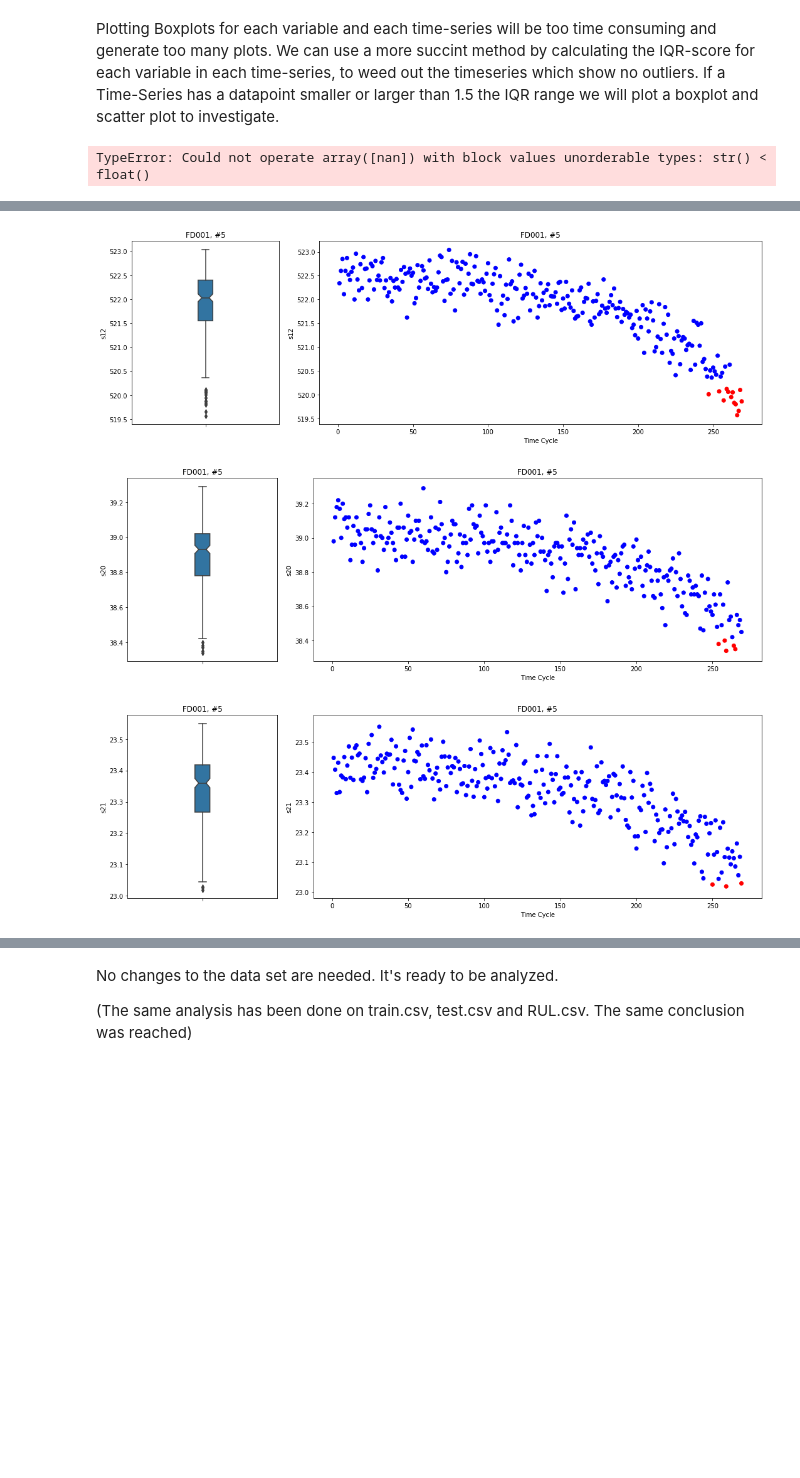
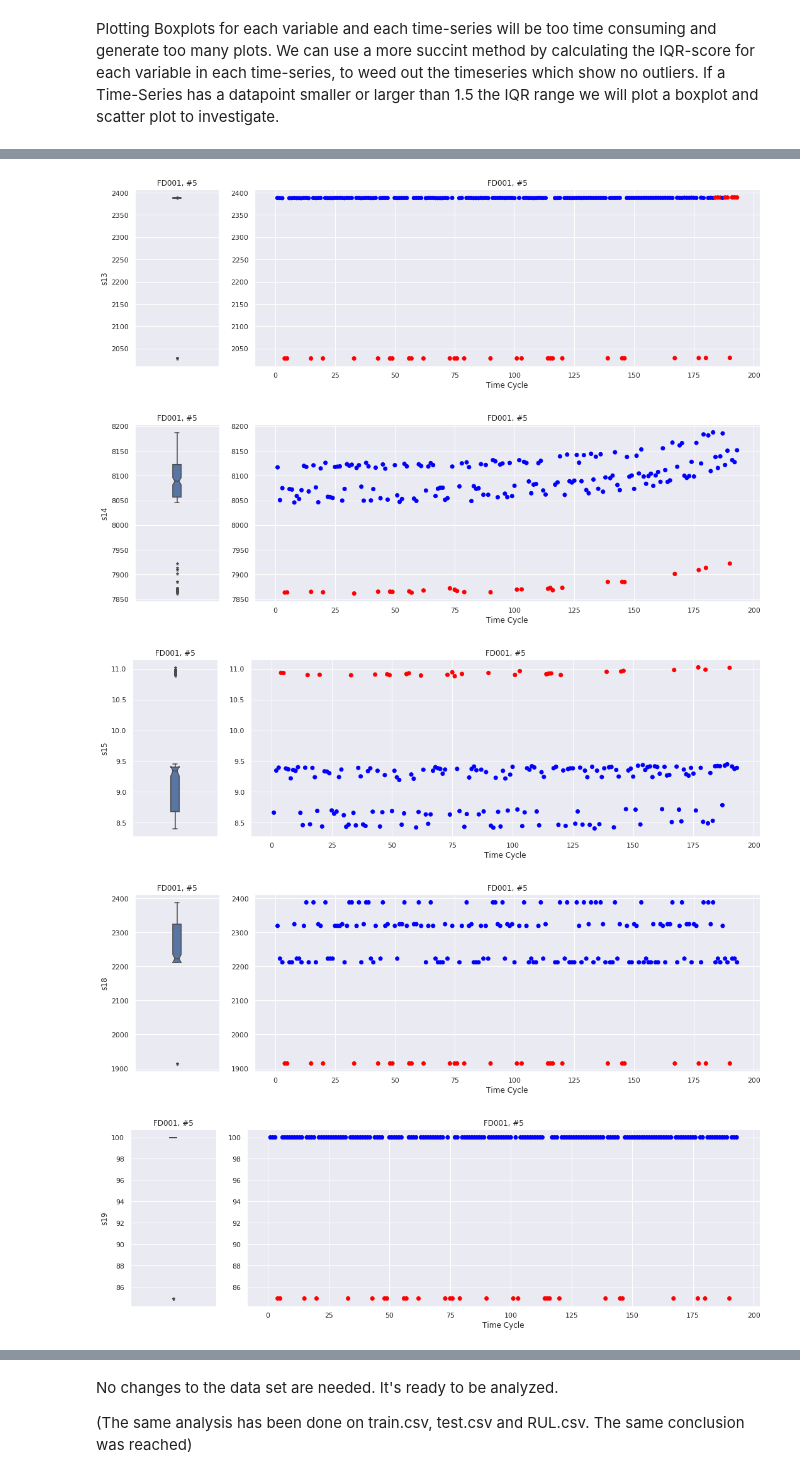
Before and after one commit to andrea-fantini/Predictive_Maintenance_Fanjet, a Jupyter notebook: notebooks/2 - Data Organization and Cleaning.ipynb, the cells around one changed output, grey strips where cells are left out. Cells and saved outputs as stored; diff of their text form; code cells hidden in the pictures; blank space fills up the shorter version.

Commit message:
saved figures in figures/outliers. Added the check for upper outliers also

```diff
--- a/notebooks/2 - Data Organization and Cleaning.ipynb
+++ b/notebooks/2 - Data Organization and Cleaning.ipynb
@@ -183,24 +183,15 @@ There are also no duplicate rows. This is expected.
 ### Outlier Check
 # %% [markdown]
 Plotting Boxplots for each variable and each time-series will be too time consuming and generate too many plots. We can use a more succint method by calculating the IQR-score for each variable in each time-series, to weed out the timeseries which show no outliers. If a Time-Series has a datapoint smaller or larger than 1.5 the IQR range we will plot a boxplot and scatter plot to investigate.
-# %%
-# iterate over single time-series: one dataset, one unit_number
-for dataset in df["dataset"].unique() :
-    allowed_unit_numbers = df[df["dataset"] == dataset]["unit_number"].unique()
-    for u_n in allowed_unit_numbers :
-        time_series = df[(df["dataset"] == dataset) & (df["unit_number"] == u_n)]
-        Q1 = time_series.quantile(0.25)
-        Q3 = time_series.quantile(0.75)
-        IQR = Q3 - Q1
-        #print(IQR)
-        print(time_series < (Q1 - 1.5 * IQR)) |(time_series > (Q3 + 1.5 * IQR))
-# %% [output]
-TypeError: Could not operate array([nan]) with block values unorderable types: str() < float()
 # %%
-from matplotlib import gridspec
+import seaborn as sns
+import matplotlib.pyplot as plt
+from matplotlib import gridspec #gridspec allows me to make a subplot with different aspect ratio
+
+sns.set() #setting default Seaborn plot style
 
 # debug on single time-series
-time_series = df[(df["dataset"] == 'FD001') & (df["unit_number"] == 5)]
+time_series = df[(df["dataset"] == 'FD004') & (df["unit_number"] == 5)]
 #print(type(time_series))
 #print(time_series.describe())
 Q1 = time_series.quantile(0.25)
@@ -209,25 +200,31 @@ IQR = Q3 - Q1
 lower = Q1 - 1.5 * IQR
 upper = Q3 + 1.5 * IQR
 
-for col_name, lower_val in lower.items():
+
+for ((col_name, lower_val),(col_name, upper_val)) in zip(lower.items(),upper.items()):
     #print(col_name, lower_val)
-    outlier = time_series[col_name] < lower_val
-    if sum(outlier) > 0 :
+    outliers = (time_series[col_name] < lower_val)|(time_series[col_name] > upper_val)
+    if sum(outliers) > 0 :
+        #print(outliers)
         print(col_name, lower_val)
         #print(time_series[col_name])
         _ = plt.figure(figsize=(15,5))
-        gs = gridspec.GridSpec(1, 2, width_ratios=[1, 3])
+        gs = gridspec.GridSpec(1, 2, width_ratios=[1, 6])
         ax0 = plt.subplot(gs[0])
         ax0 = plt.title('FD001, #5')
-        ax0 = sns.boxplot(x=col_name, data=time_series, orient='v',notch=True, width=0.1)
+        ax0 = sns.boxplot(x=col_name, data=time_series, orient='v',notch=True, width=0.1, flierprops = dict(marker='*', markerfacecolor='red', markersize=5))
+        dump, dump2, ymin, ymax = plt.axis()
         ax1 = plt.subplot(gs[1])
         ax1 = plt.title('FD001, #5')
-        ax1 = plt.scatter(time_series['cycle_time'], time_series[col_name],c=outlier, cmap=plt.cm.bwr)
+        ax1 = plt.scatter(time_series['cycle_time'], time_series[col_name],c=outliers, cmap=plt.cm.bwr)
         ax1 = plt.xlabel('Time Cycle')
-        ax1 = plt.ylabel(col_name)
+        xmin, xmax, dump, dump2 = plt.axis()
+        plt.axis([xmin, xmax, ymin, ymax])
+        #ax1 = plt.ylabel(col_name)
 
         plt.tight_layout()
         filename = 'outliers_'+'FD001_'+'u_n_5_'+col_name+'.png'
-        print(filename)
-        #plt.savefig('grid_figure.pdf')
+        file_path = 'figures/outliers/'+filename
+        print(file_path)
+        plt.savefig(file_path)
 # %% [output]
@@ -249,3 +250,5 @@ outliers_FD001_u_n_5_s21.png
-[figure, old version]
+[figure, new version]
-[figure, old version]
+[figure, new version]
-[figure, old version]
+[figure, new version]
+[figure, added]
+[figure, added]
```
Also changed, not shown: parts of 3 cells of this notebook.
